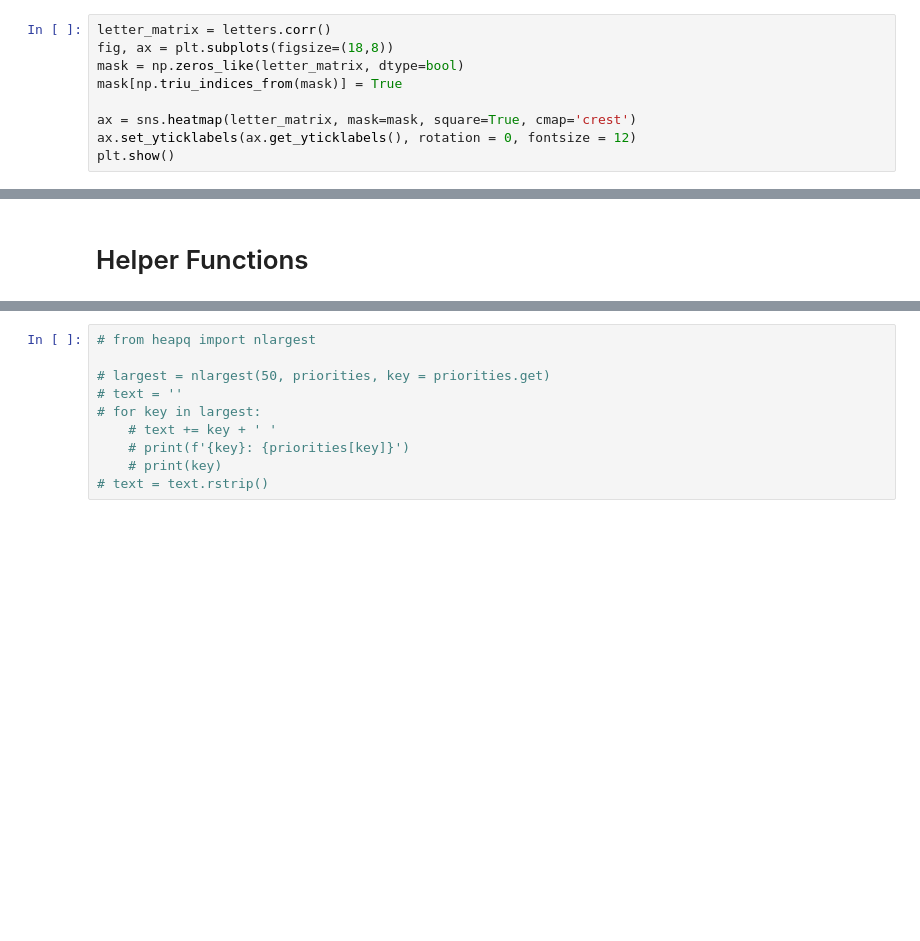
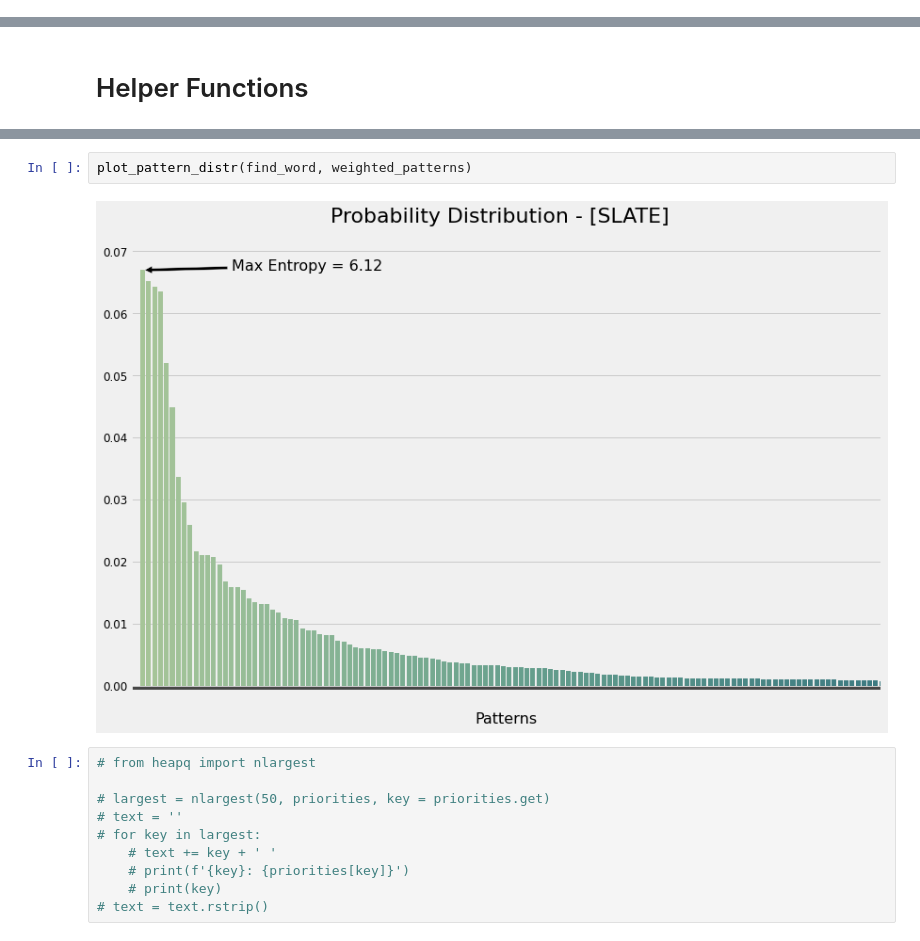
Before and after one commit to noah-kg/wordle-data-analysis, a Jupyter notebook: Wordle Analysis.ipynb, the cells around one changed output, grey strips where cells are left out. Cells and saved outputs as stored; diff of their text form; blank space fills up the shorter version.

```diff
--- a/Wordle Analysis.ipynb
+++ b/Wordle Analysis.ipynb
@@ -261,9 +292,0 @@ plt.show()
-# %%
-letter_matrix = letters.corr()
-fig, ax = plt.subplots(figsize=(18,8))
-mask = np.zeros_like(letter_matrix, dtype=bool)
-mask[np.triu_indices_from(mask)] = True
-
-ax = sns.heatmap(letter_matrix, mask=mask, square=True, cmap='crest')
-ax.set_yticklabels(ax.get_yticklabels(), rotation = 0, fontsize = 12)
-plt.show()
@@ -562,4 +583,8 @@ weighted_patterns.sample(n=5)
 5 rows × 243 columns
+# %%
+plot_pattern_distr(find_word, weighted_patterns)
+# %% [output]
+[figure, added]
 # %%
 # from heapq import nlargest
 
```
Also changed, not shown: parts of 13 cells of this notebook.
